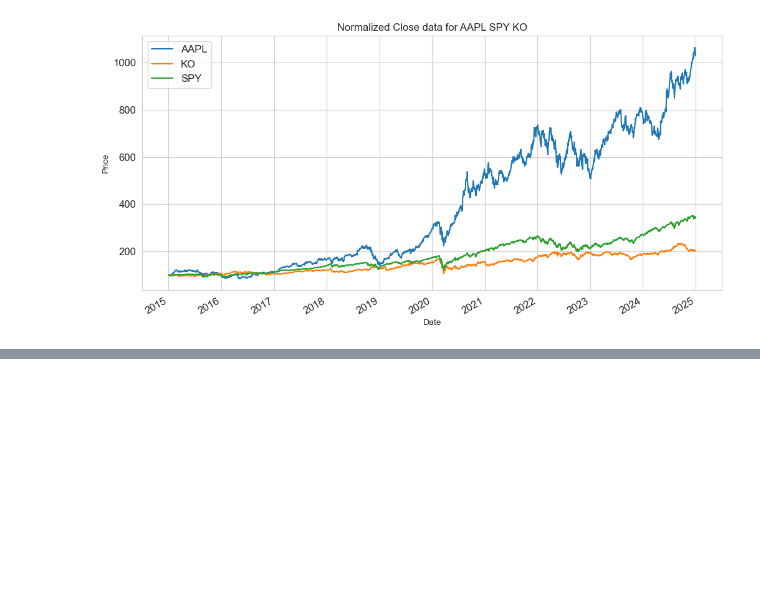
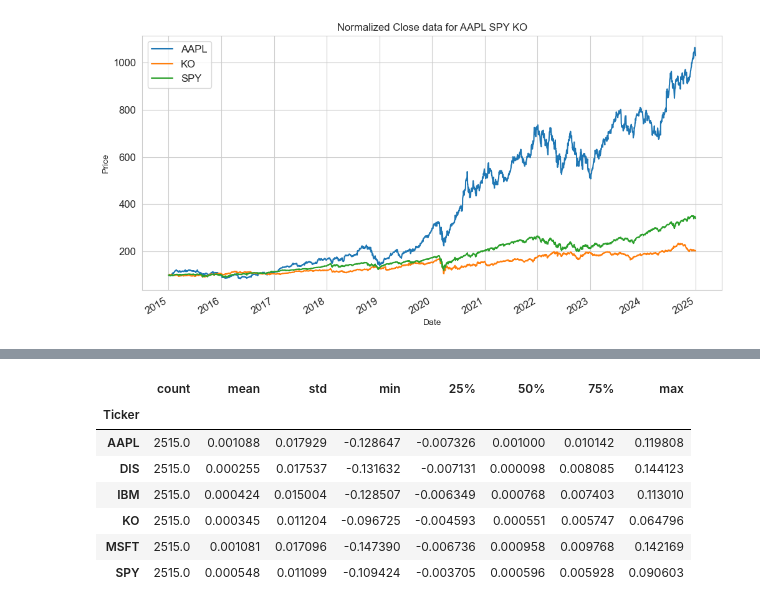
Before and after one commit to collochumba/machine_learning_manafrica, a Jupyter notebook: usd1.ipynb, the cells around one changed output, grey strips where cells are left out. Saved outputs shown, nothing was run; the diff lists cells and outputs as text; code cells hidden in the pictures; blank space fills up the shorter version.

```diff
--- a/usd1.ipynb
+++ b/usd1.ipynb
@@ -590,0 +626,11 @@ dtype: float64
+# %%
+ret.describe().T
+# %% [output]
+|  | count | mean | std | min | 25% | 50% | 75% | max |
+| Ticker |  |  |  |  |  |  |  |  |
+| AAPL | 2515.0 | 0.001088 | 0.017929 | -0.128647 | -0.007326 | 0.001000 | 0.010142 | 0.119808 |
+| DIS | 2515.0 | 0.000255 | 0.017537 | -0.131632 | -0.007131 | 0.000098 | 0.008085 | 0.144123 |
+| IBM | 2515.0 | 0.000424 | 0.015004 | -0.128507 | -0.006349 | 0.000768 | 0.007403 | 0.113010 |
+| KO | 2515.0 | 0.000345 | 0.011204 | -0.096725 | -0.004593 | 0.000551 | 0.005747 | 0.064796 |
+| MSFT | 2515.0 | 0.001081 | 0.017096 | -0.147390 | -0.006736 | 0.000958 | 0.009768 | 0.142169 |
+| SPY | 2515.0 | 0.000548 | 0.011099 | -0.109424 | -0.003705 | 0.000596 | 0.005928 | 0.090603 |
```
Also changed, not shown: parts of 42 cells of this notebook, 5 other files.
